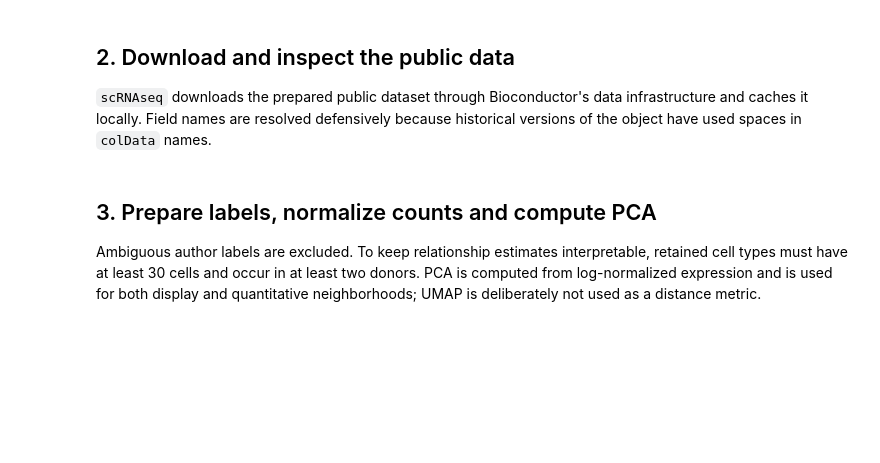
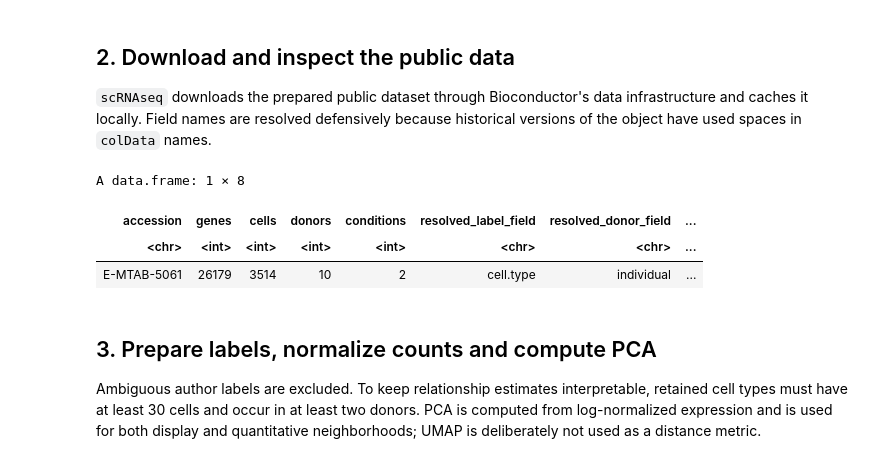
Before and after one commit to xie186/scChromatic, a Jupyter notebook: notebooks/scChromatic_segerstolpe_end_to_end.ipynb, the cells around one changed output. Saved outputs shown, nothing was run; the diff lists cells and outputs as text; code cells hidden in the pictures; blank space fills up the shorter version.

```diff
--- a/notebooks/scChromatic_segerstolpe_end_to_end.ipynb
+++ b/notebooks/scChromatic_segerstolpe_end_to_end.ipynb
@@ -103,35 +108,41 @@ data.frame(
 # %%
 sce_raw <- scRNAseq::SegerstolpePancreasData(ensembl = FALSE)
 cell_metadata <- as.data.frame(SummarizedExperiment::colData(sce_raw))
 
 pick_field <- function(candidates, available) {
-  hit <- candidates[candidates %in% available]
-  if (length(hit)) hit[[1L]] else NA_character_
+  normalize <- function(x) tolower(gsub("[^[:alnum:]]+", "", x))
+  hit <- match(normalize(candidates), normalize(available), nomatch = 0L)
+  if (any(hit > 0L)) available[hit[hit > 0L][[1L]]] else NA_character_
 }
 
 fields <- c(
   label = pick_field(c("cell type", "CellType", "cell_type"), names(cell_metadata)),
   condition = pick_field(c("disease", "Disease", "condition"), names(cell_metadata)),
   donor = pick_field(c("individual", "Donor", "donor", "sample"), names(cell_metadata)),
   quality = pick_field(c("single cell well quality", "Quality", "quality"), names(cell_metadata))
 )
 if (anyNA(fields[c("label", "condition", "donor")])) {
   stop("Could not resolve label, condition and donor fields. Available fields: ",
        paste(names(cell_metadata), collapse = ", "))
 }
 
 dataset_overview <- data.frame(
   accession = "E-MTAB-5061",
   genes = nrow(sce_raw),
   cells = ncol(sce_raw),
   donors = length(unique(cell_metadata[[fields[["donor"]]]])),
   conditions = length(unique(cell_metadata[[fields[["condition"]]]])),
   resolved_label_field = fields[["label"]],
   resolved_donor_field = fields[["donor"]],
   resolved_condition_field = fields[["condition"]],
   stringsAsFactors = FALSE
 )
 dataset_overview
+# %% [output]
+A data.frame: 1 × 8
+| accession | genes | cells | donors | conditions | resolved_label_field | resolved_donor_field | ... |
+| <chr> | <int> | <int> | <int> | <int> | <chr> | <chr> | ... |
+| E-MTAB-5061 | 26179 | 3514 | 10 | 2 | cell.type | individual | ... |
 # %% [markdown]
 ## 3. Prepare labels, normalize counts and compute PCA
 
```
Also changed, not shown: parts of 10 cells of this notebook.
